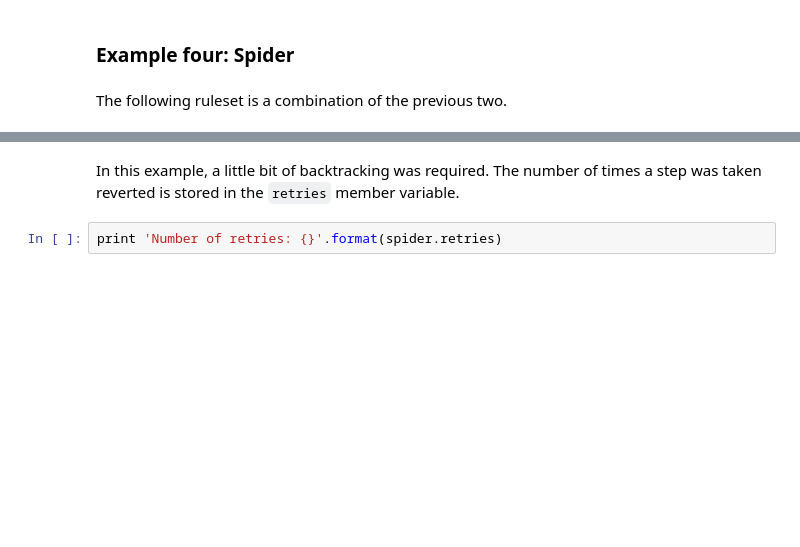
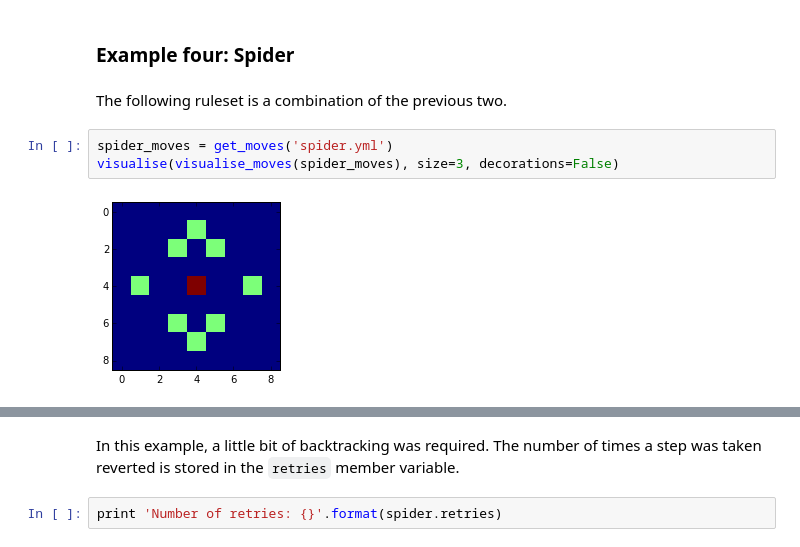
Before and after one commit to jfjlaros/hamilton, a Jupyter notebook: heatmap.ipynb, the cells around one changed output, grey strips where cells are left out. Saved outputs shown, nothing was run; the diff lists cells and outputs as text; blank space fills up the shorter version.

```diff
--- a/heatmap.ipynb
+++ b/heatmap.ipynb
@@ -68,4 +98,9 @@ Notice that the global configuration is not very different from the one obtained
 ### Example four: Spider
 # %% [markdown]
 The following ruleset is a combination of the previous two.
+# %%
+spider_moves = get_moves('spider.yml')
+visualise(visualise_moves(spider_moves), size=3, decorations=False)
+# %% [output]
+[figure, added]
 # %%
```
Also changed, not shown: parts of 9 cells of this notebook.
